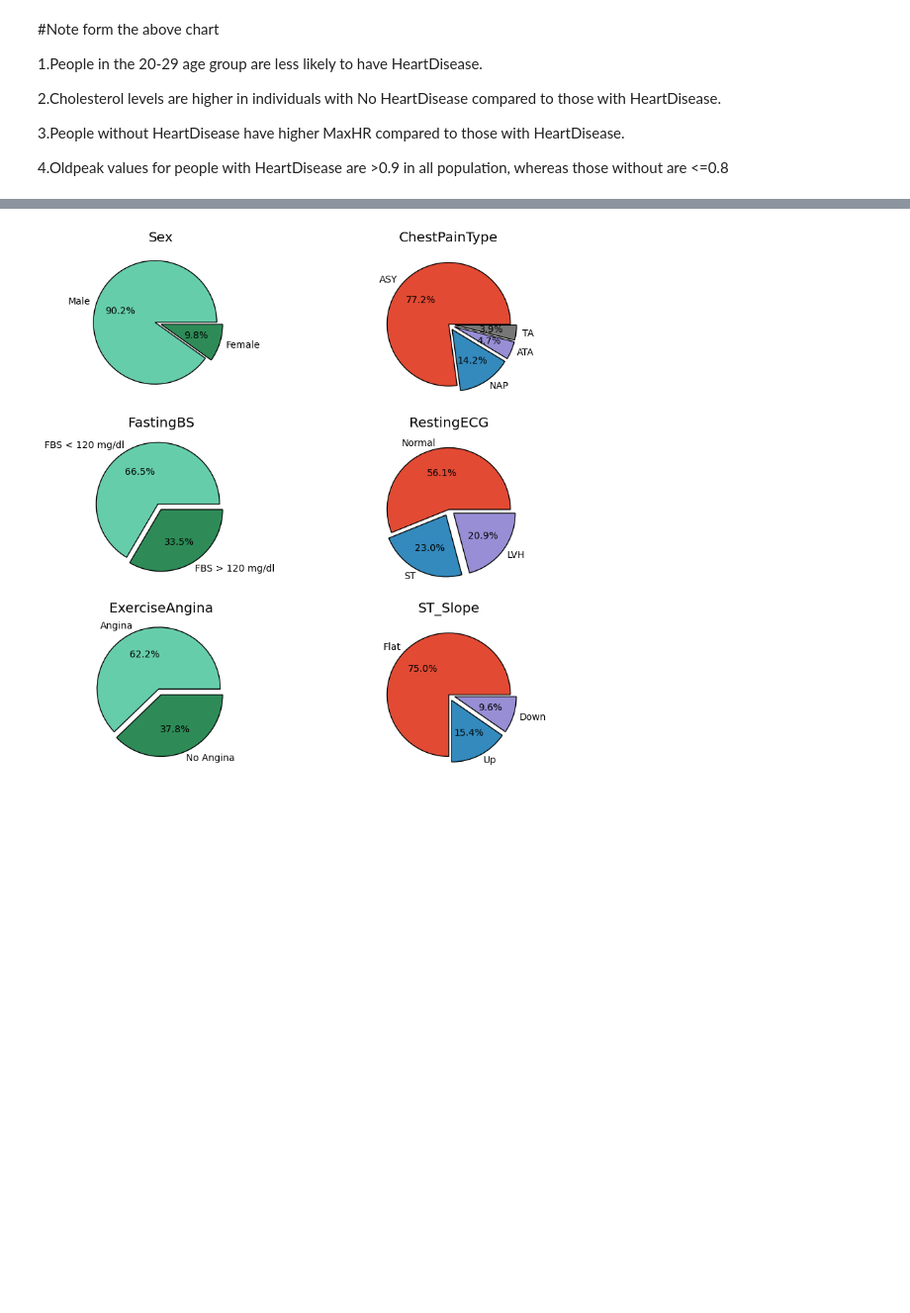
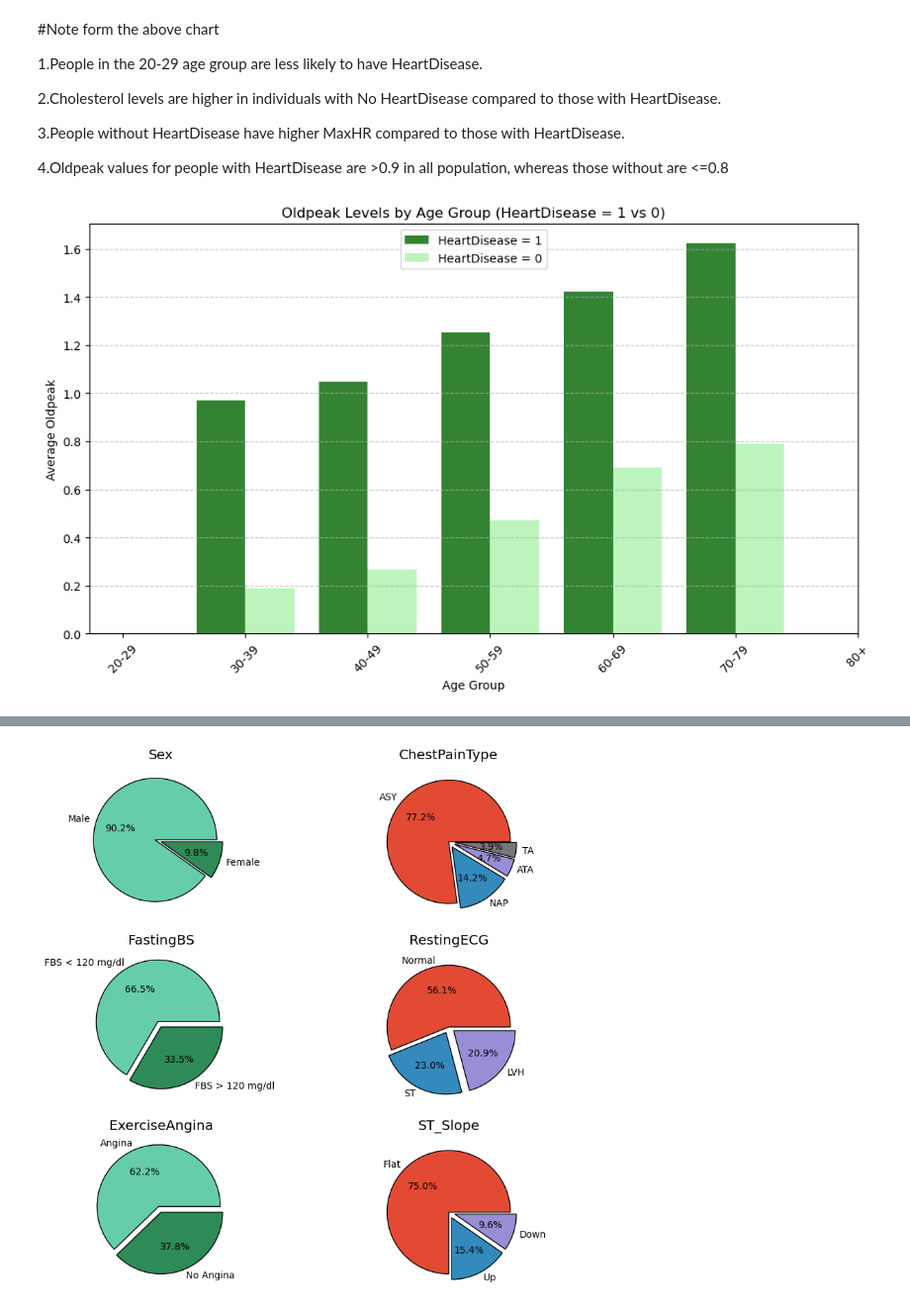
Before and after one commit to midorikawaguti/Heart_Failure_Prediction_Team_0, a Jupyter notebook: models/aqib.ipynb, the cells around one changed output, grey strips where cells are left out. Shown at 99% size. Drawn from its saved outputs; the diff is of its cells as text; code cells hidden in the pictures; blank space fills up the shorter version.

```diff
--- a/models/aqib.ipynb
+++ b/models/aqib.ipynb
@@ -323,3 +316,44 @@ plt.show()
 3.People without HeartDisease have higher MaxHR compared to those with HeartDisease.
 
 4.Oldpeak values for people with HeartDisease are >0.9 in all population, whereas those without are <=0.8
+# %%
+import matplotlib.pyplot as plt
+import pandas as pd
+
+# Filter data for HeartDisease = 1 and HeartDisease = 0
+df_heart_1 = df[df['HeartDisease'] == 1]
+df_heart_0 = df[df['HeartDisease'] == 0]
+
+# Define age bins and labels
+age_bins = [20, 30, 40, 50, 60, 70, 80, 90]
+age_labels = ['20-29', '30-39', '40-49', '50-59', '60-69', '70-79', '80+']
+df_heart_1['AgeGroup'] = pd.cut(df_heart_1['Age'], bins=age_bins, labels=age_labels, right=False)
+df_heart_0['AgeGroup'] = pd.cut(df_heart_0['Age'], bins=age_bins, labels=age_labels, right=False)
+
+# Aggregate mean cholesterol for each age group
+grouped_1 = df_heart_1.groupby('AgeGroup')['Oldpeak'].mean().reset_index()
+grouped_0 = df_heart_0.groupby('AgeGroup')['Oldpeak'].mean().reset_index()
+
+# Define bar width
+bar_width = 0.4
+age_indexes = range(len(age_labels))
+
+# Create the bar chart
+fig, ax = plt.subplots(figsize=(10, 6))
+ax.bar(age_indexes, grouped_1['Oldpeak'], width=bar_width, color='darkgreen', alpha=0.8, label="HeartDisease = 1")
+ax.bar([i + bar_width for i in age_indexes], grouped_0['Oldpeak'], width=bar_width, color='lightgreen', alpha=0.6, label="HeartDisease = 0")
+
+# Format plot
+ax.set_xticks([i + bar_width/2 for i in age_indexes])
+ax.set_xticklabels(age_labels, rotation=45)
+ax.set_xlabel("Age Group")
+ax.set_ylabel("Average Oldpeak")
+ax.set_title("Oldpeak Levels by Age Group (HeartDisease = 1 vs 0)")
+ax.legend()
+ax.grid(axis='y', linestyle='--', alpha=0.7)
+
+# Show the plot
+plt.tight_layout()
+plt.show()
+# %% [output]
+[figure, added]
```
Also changed, not shown: parts of 2 cells of this notebook, 1 other file.
